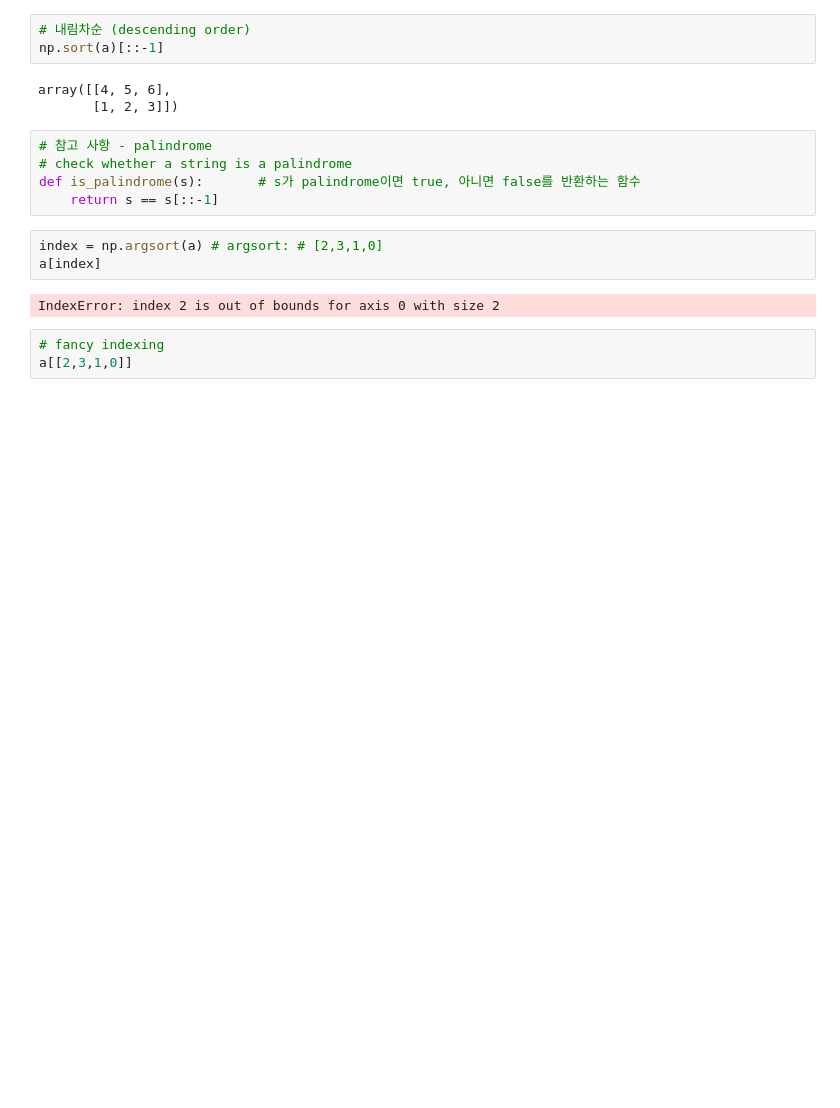
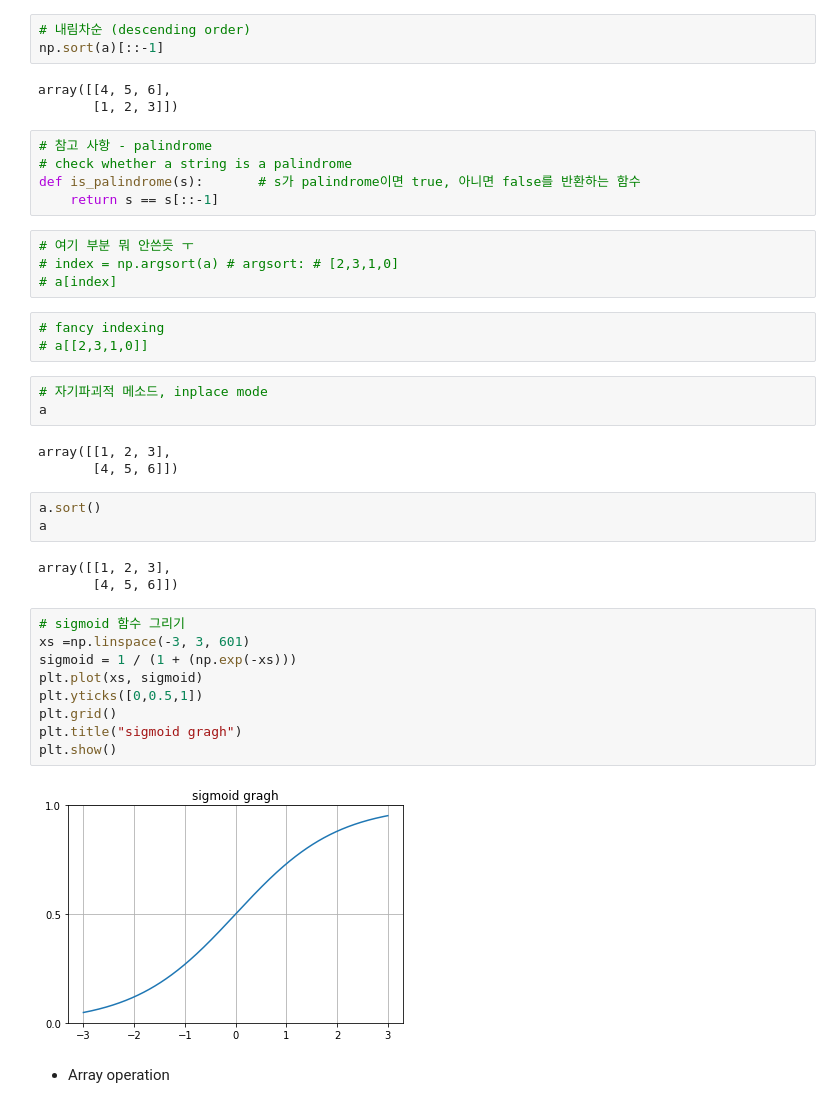
Before and after one commit to saemsaemoo/MachineLearning-2021-12, a Jupyter notebook: 00.데이터분석/01.Numpy.ipynb, the cells around one changed output. Cells and saved outputs as stored; diff of their text form; blank space fills up the shorter version.

```diff
--- a/00.데이터분석/01.Numpy.ipynb
+++ b/00.데이터분석/01.Numpy.ipynb
@@ -82,10 +83,34 @@ array([[4, 5, 6],
 def is_palindrome(s):       # s가 palindrome이면 true, 아니면 false를 반환하는 함수
     return s == s[::-1]
 # %%
-index = np.argsort(a) # argsort: # [2,3,1,0]
-a[index]
+# 여기 부분 뭐 안쓴듯 ㅜ
+# index = np.argsort(a) # argsort: # [2,3,1,0]
+# a[index]
-# %% [output]
-IndexError: index 2 is out of bounds for axis 0 with size 2
 # %%
 # fancy indexing
-a[[2,3,1,0]]
+# a[[2,3,1,0]]
+# %%
+# 자기파괴적 메소드, inplace mode
+a
+# %% [output]
+array([[1, 2, 3],
+       [4, 5, 6]])
+# %%
+a.sort()
+a
+# %% [output]
+array([[1, 2, 3],
+       [4, 5, 6]])
+# %%
+# sigmoid 함수 그리기
+xs =np.linspace(-3, 3, 601)
+sigmoid = 1 / (1 + (np.exp(-xs)))
+plt.plot(xs, sigmoid)
+plt.yticks([0,0.5,1])
+plt.grid()
+plt.title("sigmoid gragh")
+plt.show()
+# %% [output]
+[figure, added]
+# %% [markdown]
+- Array operation
```
Also changed, not shown: parts of 51 cells of this notebook, 2 other files.
